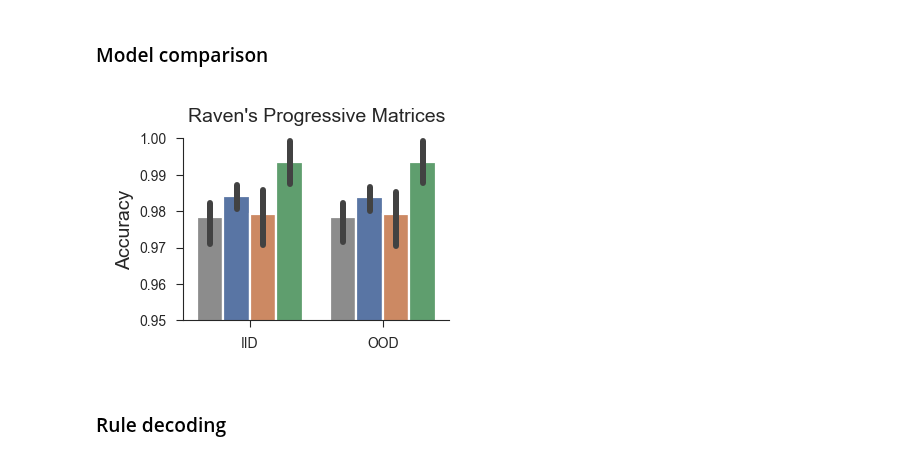
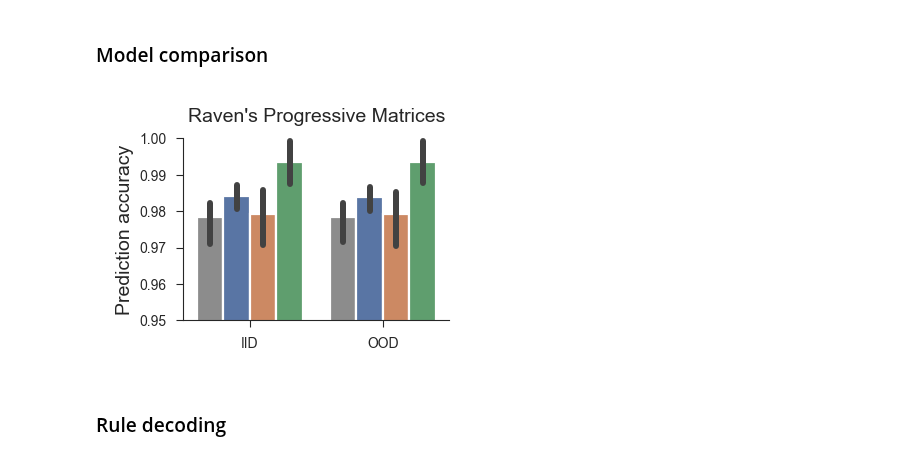
Before and after one commit to EricElmoznino/explicit_implicit_icl, a Jupyter notebook: notebooks/paper/figures.ipynb, the cells around one changed output. Saved outputs shown, nothing was run; the diff lists cells and outputs as text; code cells hidden in the pictures.

```diff
--- a/notebooks/paper/figures.ipynb
+++ b/notebooks/paper/figures.ipynb
@@ -55,6 +55,7 @@ def get_run_performances(
     comparison_metrics: list[str],  # Note, first one is used for selecting best epoch
     filters: dict[str, Any],
     best_epoch: bool = True,
+    mode: Literal["min", "max"] = "max",
     group_comparison: Literal["mean", "median"] = "mean",
     save_path: str = None,
 ) -> pd.DataFrame:
@@ -84,7 +85,7 @@ def get_run_performances(
         # fmt: off
         def best_epoch_results(group_data):
             epoch_agg = group_data.groupby("epoch")[comparison_metrics[0]].agg(group_comparison)
-            best_epoch = epoch_agg.argmax()
+            best_epoch = epoch_agg.argmax() if mode == "max" else epoch_agg.argmin()
             best_epoch_data = group_data[group_data["epoch"] == best_epoch]
             return best_epoch_data
         data = data.groupby(compare_across).apply(best_epoch_results)
@@ -97,6 +98,8 @@ def get_run_performances(
 
 
 # Plotting
+
+
 default_model_order = [
     "implicit",
     "explicit-transformer",
@@ -173,31 +176,31 @@ def model_comparison_barplot(
 # %%
 data = get_run_performances(
     wandb_username="ericelmoznino",
     dataset="raven",
     compare_across=["model"],
     comparison_metrics=["val_iid/accuracy", "val_ood/accuracy"],
     filters={
         "config.setting": "inpo",
         "tags": {
             "$nin": ["implicit_sweep", "explicit_tsf_sweep", "explicit_mlp_sweep"]
         },
     },
-    save_path="data/raven_comparison.csv",
+    save_path="data/raven_model_comparison.csv",
 )
 
 fig, ax = plt.subplots(figsize=(1.75, 1.3))
 model_comparison_barplot(
     data=data,
     metrics=["val_iid/accuracy", "val_ood/accuracy"],
     metric_short_names={"val_iid/accuracy": "IID", "val_ood/accuracy": "OOD"},
-    metric_units="Accuracy",
+    metric_units="Prediction accuracy",
     ax=ax,
 )
 ax.set(ylim=(0.95, 1.0), title="Raven's Progressive Matrices")
 ax.legend(loc="upper right").remove()
 fig.savefig("saved/raven_model_comparison.pdf")
 plt.show()
 # %% [output]
-[figure, old version]
+[figure, new version]
 # %% [markdown]
 ### Rule decoding
```
Also changed, not shown: parts of 11 cells of this notebook, 12 other files.
